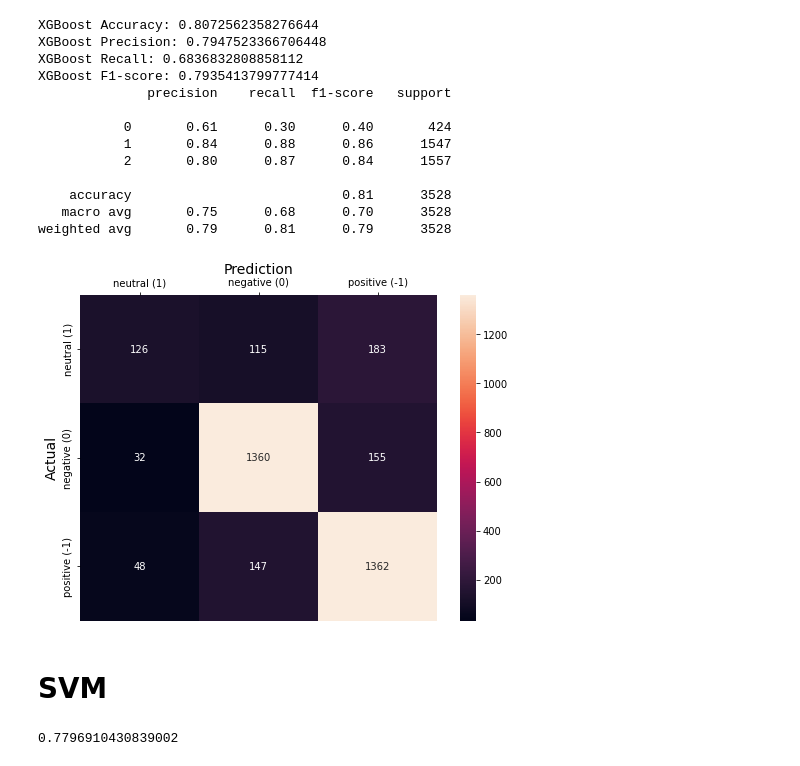
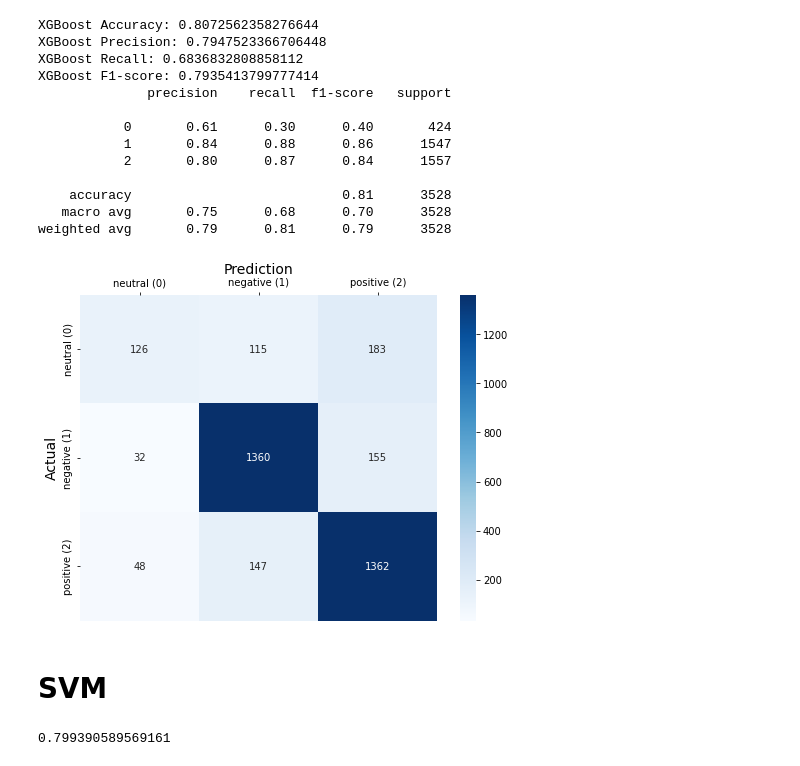
Before and after one commit to pahrul23/pahrul-skripsi, a Jupyter notebook: SKRIPSI_PAHRUL_1.ipynb, the cells around one changed output. Drawn from its saved outputs; the diff is of its cells as text; code cells hidden in the pictures.

```diff
--- a/SKRIPSI_PAHRUL_1.ipynb
+++ b/SKRIPSI_PAHRUL_1.ipynb
@@ -545,19 +543,21 @@ XGBoost F1-score: 0.7935413799777414
    macro avg       0.75      0.68      0.70      3528
 weighted avg       0.79      0.81      0.79      3528
 # %%
+from sklearn.metrics import confusion_matrix
+
 confusion_matrix(y_test, y_pred)
 
 fig, ax = plt.subplots(figsize = (8,6))
-sns.heatmap(confusion_matrix(y_true = y_test, y_pred = y_pred), fmt = 'g', annot = True)
+sns.heatmap(confusion_matrix(y_true = y_test, y_pred = y_pred), fmt = 'g', annot = True, cmap='Blues')
 ax.xaxis.set_label_position('top')
 ax.xaxis.set_ticks_position('top')
 ax.set_xlabel('Prediction', fontsize = 14)
-ax.set_xticklabels([ 'neutral (1)','negative (0)', 'positive (-1)' ])
+ax.set_xticklabels([ 'neutral (0)','negative (1)', 'positive (2)' ])
 ax.set_ylabel('Actual', fontsize = 14)
-ax.set_yticklabels([ 'neutral (1)','negative (0)', 'positive (-1)'] )
+ax.set_yticklabels([ 'neutral (0)','negative (1)', 'positive (2)'] )
 plt.show()
 # %% [output]
-[figure, old version]
+[figure, new version]
 # %% [markdown]
 # **SVM**
 # %%
@@ -662,12 +662,12 @@ class MulticlassSVM(BaseEstimator, ClassifierMixin):
         pred = decision.argmax(axis=1)
         return self._label_encoder.inverse_transform(pred)
 # %%
-clf = MulticlassSVM(C=1, tol=0.01, max_iter=100, random_state=0, verbose=1)
+clf = MulticlassSVM(C=1, tol=0.01, max_iter=1000, random_state=0, verbose=1)
 clf.fit(X_train, y_train)
 
 print(clf.score(X_train, y_train))
 # %% [output]
-0.7796910430839002
+0.799390589569161
 # %%
 print(clf.score(X_test, y_test))
 # %% [output]
```
Also changed, not shown: parts of 6 cells of this notebook.
